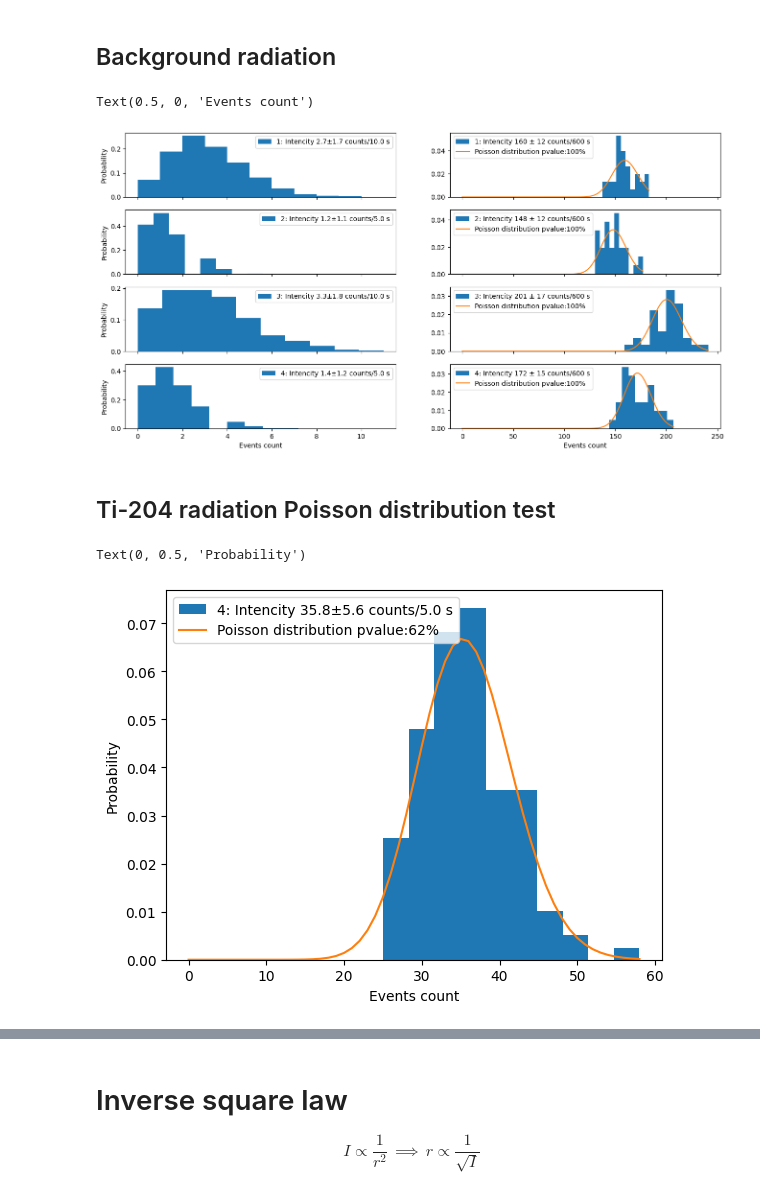
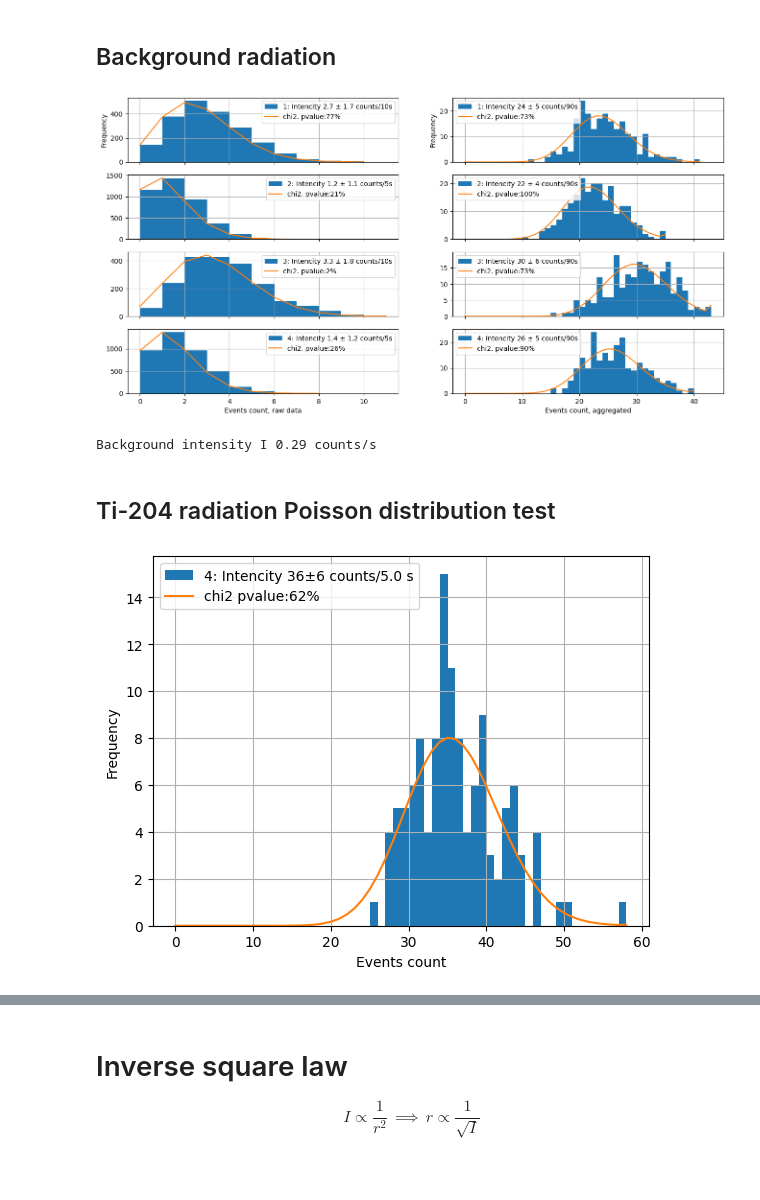
Before and after one commit to evgeny-kolonsky/Lab4_Nuclear, a Jupyter notebook: Lab4_Poisson_test.ipynb, the cells around one changed output, grey strips where cells are left out. Cells and saved outputs as stored; diff of their text form; code cells hidden in the pictures.

Commit message:
poisson test graphs tuning

```diff
--- a/Lab4_Poisson_test.ipynb
+++ b/Lab4_Poisson_test.ipynb
@@ -37,17 +37,20 @@ Performing synthetic data test to design experiment with good enough accuracy an
 - how many repeating runs (i.e. observations number) should be performed?
 - what test performs reliably enough?
 # %%
-# prompt: a function to test likelihood of a distribution to Poisson distributions
+def build_Ok_Ek(s):
+  total_events = len(s)
+  mean_intensity = s.mean()
+  observed = np.bincount(s)
+  bins = np.array([bin for bin in range(len(observed))])
+  poi = np.array([poisson(mean_intensity).pmf(bin)  for bin in bins])
+  # add right tail probability P(x > x_max)
+  poi[-1] += poisson(mean_intensity).sf(bins[-1])
+  expected = poi * total_events
+  return bins, observed, expected
 
 def chi2test(s):
   total_events = len(s)
-  mean_intensity = s.mean()
-  observed = np.bincount(s)
-  bins = [bin for bin in range(len(observed))]
-  poi = np.array([poisson(mean_intensity).pmf(bin)  for bin in bins])
-  # add to last bin right tail probability P(x > x_max)
-  poi[-1] += 1 - poisson(mean_intensity).cdf(bins[-1])
-  expected = poi * total_events
+  bins, observed, expected = build_Ok_Ek(s)
 
   # calculate chi2 and pvalue
   chi2, pvalue = chisquare(observed, expected, ddof=2) # ddof = 2: total and mean values have been taken out of data
@@ -102,7 +105,7 @@ plt.grid()
 # %%
 fig, ax = plt.subplots(4,2, figsize=(16,8), sharex='col')
 
-GOOD_INTERVAL = 600 # s
+GOOD_INTERVAL = 90 # s
 
 for name in [1, 2, 3, 4]:
   URL = f'https://raw.githubusercontent.com/tphlabs/data/main/Lab4_Nuclear/2023_12_17/{name}.tsv'
@@ -112,47 +115,52 @@ for name in [1, 2, 3, 4]:
   collect = int(GOOD_INTERVAL / interval) # how many unit intervals be collected in one to get reasonable good intencity
   # group data into bigger intervals to get intencity good enough for chi2 testing
   x = np.array([np.sum(s[i : i + collect]) for i in range(0, len(s)// collect * collect, collect)])
-  ax[name-1, 0].hist(s, density=True, label=f'{name}: Intencity {s.mean():.1f}±{s.std():.1f} counts/{interval} s');
+
+  bins, observed, expected = build_Ok_Ek(s)
+  ax[name-1, 0].hist(s, density=False, bins=bins,
+              label=f'{name}: Intencity {s.mean():.1f} ± {s.std():.1f} counts/{interval:.0f}s');
+  ax[name-1, 0].plot(bins, expected, label=f'chi2. pvalue:{chi2test(s):.0%}');
   ax[name-1, 0].legend()
-  ax[name-1, 0].set_ylabel('Probability')
+  ax[name-1, 0].grid()
 
-  ax[name-1, 1].hist(x, density=True, label=f'{name}: Intencity {x.mean():.0f} ± {x.std():.0f} counts/{GOOD_INTERVAL} s');
+  bins, observed, expected = build_Ok_Ek(x)
+  ax[name-1, 1].hist(x, density=False, bins=bins,
+              label=f'{name}: Intencity {x.mean():.0f} ± {x.std():.0f} counts/{GOOD_INTERVAL}s');
+  ax[name-1, 1].plot(bins, expected, label=f'chi2. pvalue:{chi2test(x):.0%}');
+  ax[name-1, 1].legend()
+  ax[name-1, 1].grid()
 
-  observed = np.bincount(x)
-  mean_intencity = x.mean()
-  bins = [bin for bin in range(len(observed))]
-  poi = np.array([poisson(mean_intencity).pmf(bin)  for bin in bins])
-
-  ax[name-1, 1].plot(bins, poi, label=f'Poisson distribution pvalue:{chi2test(x):.0%}');
-  ax[name-1, 1].legend()
-
-ax[3, 0].set_xlabel('Events count')
-ax[3, 1].set_xlabel('Events count')
+ax[3, 0].set_xlabel('Events count, raw data');
+ax[3, 1].set_xlabel('Events count, aggregated');
+ax[0, 0].set_ylabel('Frequency');
+ax[0, 1].set_ylabel('Frequency');
 # %% [output]
-Text(0.5, 0, 'Events count')
-[figure, old version]
+[figure, new version]
+# %%
+I_background = np.mean(s/interval)
+print(f'Background intensity I {I_background:.2f} counts/s')
+# %% [output]
+Background intensity I 0.29 counts/s
 # %% [markdown]
 ## Ti-204 radiation Poisson distribution test
 # %%
 URL = f'https://raw.githubusercontent.com/tphlabs/data/main/Lab4_Nuclear/2023_12_14/2_Poisson_test_Tl204.tsv'
 data = np.genfromtxt(URL, delimiter='\t', skip_header=11, usecols=(2,3), dtype='int').T
 s = data[0]
 interval = data[1].mean()
 #GOOD_INTERVAL = 60 #s
 #collect = int(GOOD_INTERVAL / interval) # how many unit intervals be collected in one to get reasonable good intencity
-# group data into bigger intervals to get intencity good enough for chi2 testing
+## group data into bigger intervals to get intencity good enough for chi2 testing
 #x = np.array([np.sum(s[i : i + collect]) for i in range(0, len(s)// collect * collect, collect)])
-plt.hist(s, density=True, label=f'{name}: Intencity {s.mean():.1f}±{s.std():.1f} counts/{interval} s')
 
-observed = np.bincount(s)
-mean_intencity = s.mean()
-bins = [bin for bin in range(len(observed))]
-poi = np.array([poisson(mean_intencity).pmf(bin)  for bin in bins])
+bins, observed, expected = build_Ok_Ek(s)
 
-plt.plot(bins, poi, label=f'Poisson distribution pvalue:{chi2test(s):.0%}');
+plt.hist(s, density=False, bins=bins, label=f'{name}: Intencity {s.mean():.0f}±{s.std():.0f} counts/{interval} s')
+
+plt.plot(bins, expected, label=f'chi2 pvalue:{chi2test(s):.0%}');
 plt.legend()
 plt.xlabel('Events count')
-plt.ylabel('Probability')
+plt.ylabel('Frequency')
+plt.grid();
 # %% [output]
-Text(0, 0.5, 'Probability')
-[figure, old version]
+[figure, new version]
```
Also changed, not shown: parts of 6 cells of this notebook.
